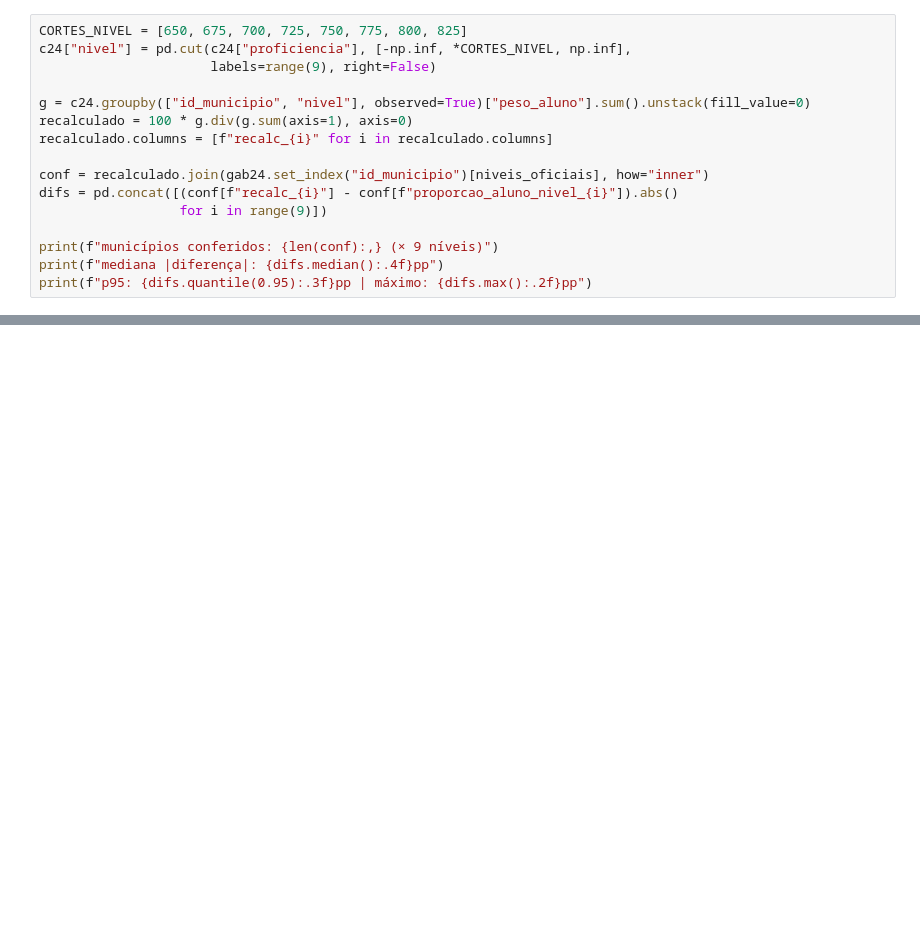
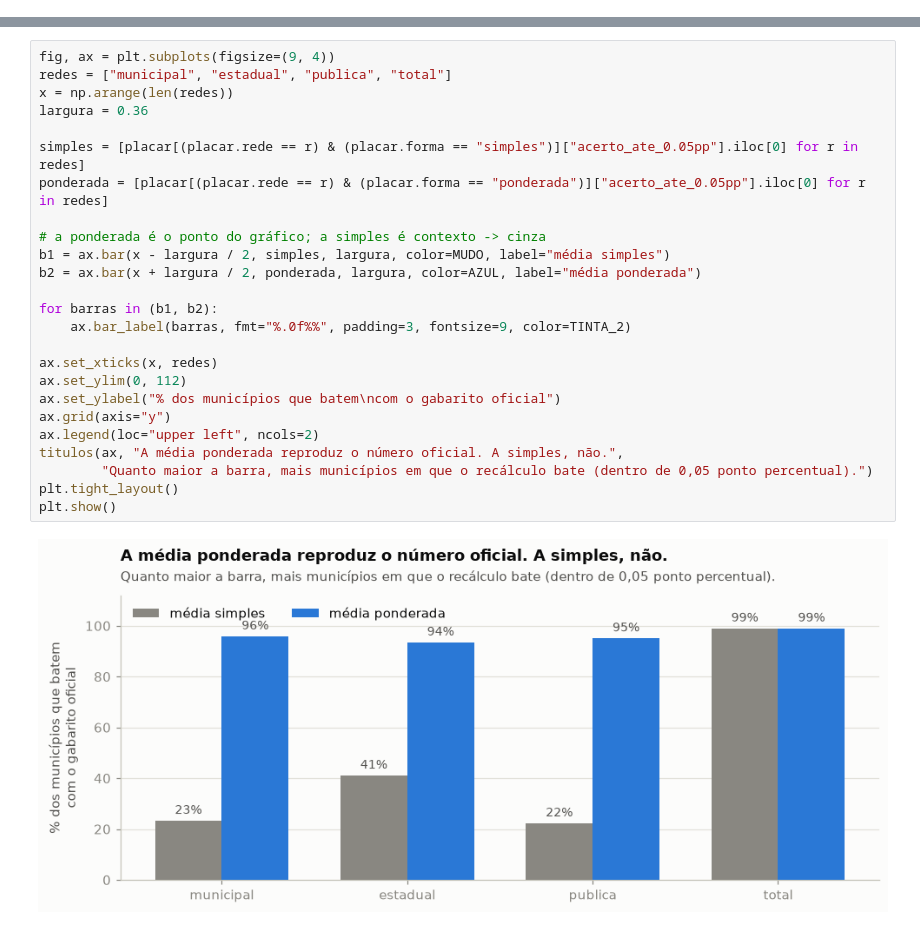
Before and after one commit to tuanyfortunato/pipeline-dados-alfabetiza-brasil, a Jupyter notebook: notebooks/laboratorio_gold.ipynb, the cells around one changed output, grey strips where cells are left out. Cells and saved outputs as stored; diff of their text form; blank space fills up the shorter version.

```diff
--- a/notebooks/laboratorio_gold.ipynb
+++ b/notebooks/laboratorio_gold.ipynb
@@ -361,16 +0,0 @@ Chute: 650, 675, 700, 725, 750, 775, 800, 825. Agora o teste de verdade — reca
-# %%
-CORTES_NIVEL = [650, 675, 700, 725, 750, 775, 800, 825]
-c24["nivel"] = pd.cut(c24["proficiencia"], [-np.inf, *CORTES_NIVEL, np.inf],
-                      labels=range(9), right=False)
-
-g = c24.groupby(["id_municipio", "nivel"], observed=True)["peso_aluno"].sum().unstack(fill_value=0)
-recalculado = 100 * g.div(g.sum(axis=1), axis=0)
-recalculado.columns = [f"recalc_{i}" for i in recalculado.columns]
-
-conf = recalculado.join(gab24.set_index("id_municipio")[niveis_oficiais], how="inner")
-difs = pd.concat([(conf[f"recalc_{i}"] - conf[f"proporcao_aluno_nivel_{i}"]).abs()
-                  for i in range(9)])
-
-print(f"municípios conferidos: {len(conf):,} (× 9 níveis)")
-print(f"mediana |diferença|: {difs.median():.4f}pp")
-print(f"p95: {difs.quantile(0.95):.3f}pp | máximo: {difs.max():.2f}pp")
@@ -725,0 +246,27 @@ E duas coisas que a Gold não pode publicar cru, com aviso no dicionário de dad
+# %%
+fig, ax = plt.subplots(figsize=(9, 4))
+redes = ["municipal", "estadual", "publica", "total"]
+x = np.arange(len(redes))
+largura = 0.36
+
+simples = [placar[(placar.rede == r) & (placar.forma == "simples")]["acerto_ate_0.05pp"].iloc[0] for r in redes]
+ponderada = [placar[(placar.rede == r) & (placar.forma == "ponderada")]["acerto_ate_0.05pp"].iloc[0] for r in redes]
+
+# a ponderada é o ponto do gráfico; a simples é contexto -> cinza
+b1 = ax.bar(x - largura / 2, simples, largura, color=MUDO, label="média simples")
+b2 = ax.bar(x + largura / 2, ponderada, largura, color=AZUL, label="média ponderada")
+
+for barras in (b1, b2):
+    ax.bar_label(barras, fmt="%.0f%%", padding=3, fontsize=9, color=TINTA_2)
+
+ax.set_xticks(x, redes)
+ax.set_ylim(0, 112)
+ax.set_ylabel("% dos municípios que batem\ncom o gabarito oficial")
+ax.grid(axis="y")
+ax.legend(loc="upper left", ncols=2)
+titulos(ax, "A média ponderada reproduz o número oficial. A simples, não.",
+        "Quanto maior a barra, mais municípios em que o recálculo bate (dentro de 0,05 ponto percentual).")
+plt.tight_layout()
+plt.show()
+# %% [output]
+[figure, added]
```
Also changed, not shown: parts of 109 cells of this notebook, 1 other file.
